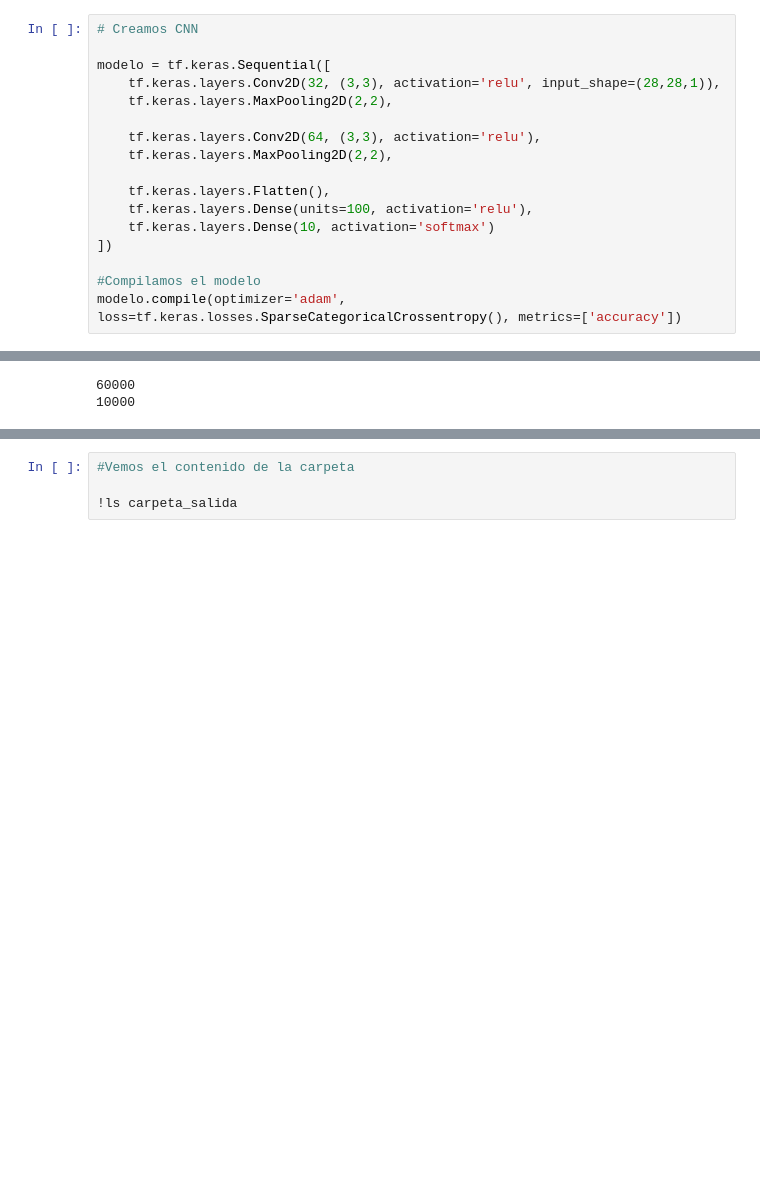
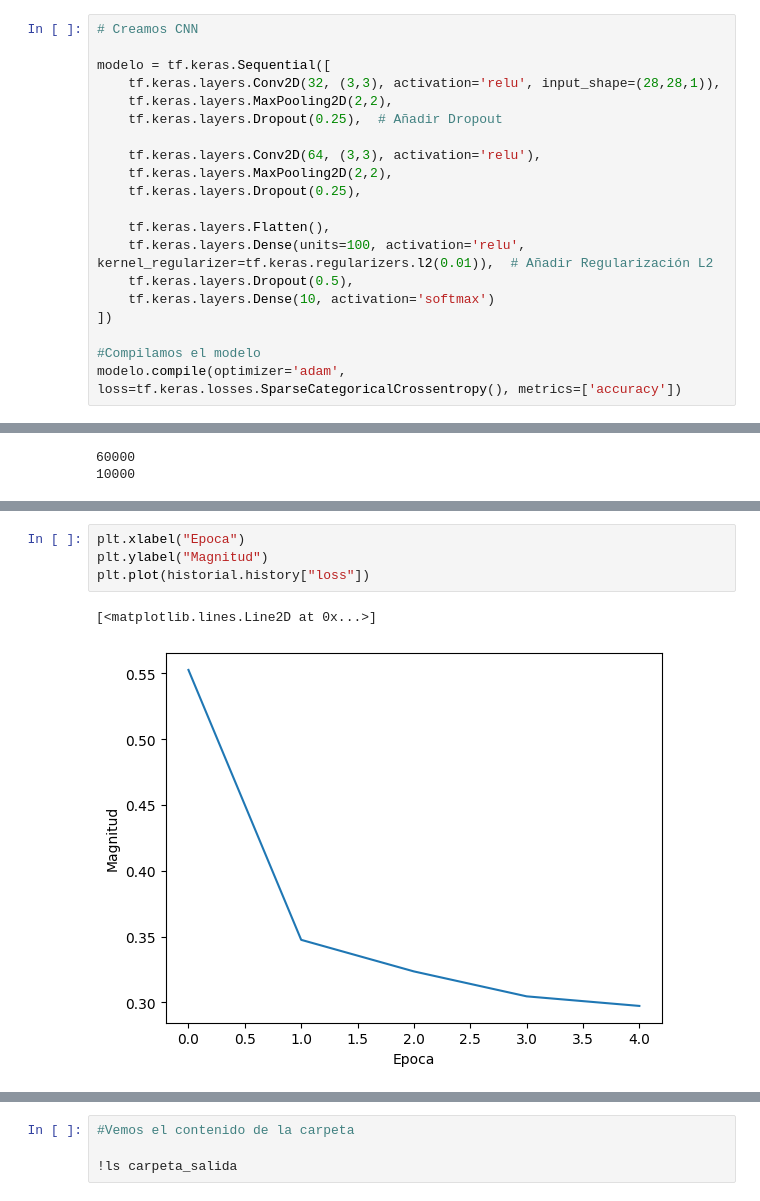
Before and after one commit to albertocastrovill/IA2, a Jupyter notebook: RedNeuronal2.ipynb, the cells around one changed output, grey strips where cells are left out. Drawn from its saved outputs; the diff is of its cells as text; blank space fills up the shorter version.

```diff
--- a/RedNeuronal2.ipynb
+++ b/RedNeuronal2.ipynb
@@ -53,12 +53,15 @@ plt.show()
 modelo = tf.keras.Sequential([
     tf.keras.layers.Conv2D(32, (3,3), activation='relu', input_shape=(28,28,1)),
     tf.keras.layers.MaxPooling2D(2,2),
+    tf.keras.layers.Dropout(0.25),  # Añadir Dropout
 
     tf.keras.layers.Conv2D(64, (3,3), activation='relu'),
     tf.keras.layers.MaxPooling2D(2,2),
+    tf.keras.layers.Dropout(0.25),
 
     tf.keras.layers.Flatten(),
-    tf.keras.layers.Dense(units=100, activation='relu'),
+    tf.keras.layers.Dense(units=100, activation='relu', kernel_regularizer=tf.keras.regularizers.l2(0.01)),  # Añadir Regularización L2
+    tf.keras.layers.Dropout(0.5),
     tf.keras.layers.Dense(10, activation='softmax')
 ])
 
@@ -98,3 +101,10 @@ Epoch 5/5
+# %%
+plt.xlabel("Epoca")
+plt.ylabel("Magnitud")
+plt.plot(historial.history["loss"])
+# %% [output]
+[<matplotlib.lines.Line2D at 0x...>]
+[figure, added]
 # %%
 #Exportamos el modelo
 modelo.save('numeros_conv.h5')
```
Also changed, not shown: parts of 4 cells of this notebook, 5 other files.
